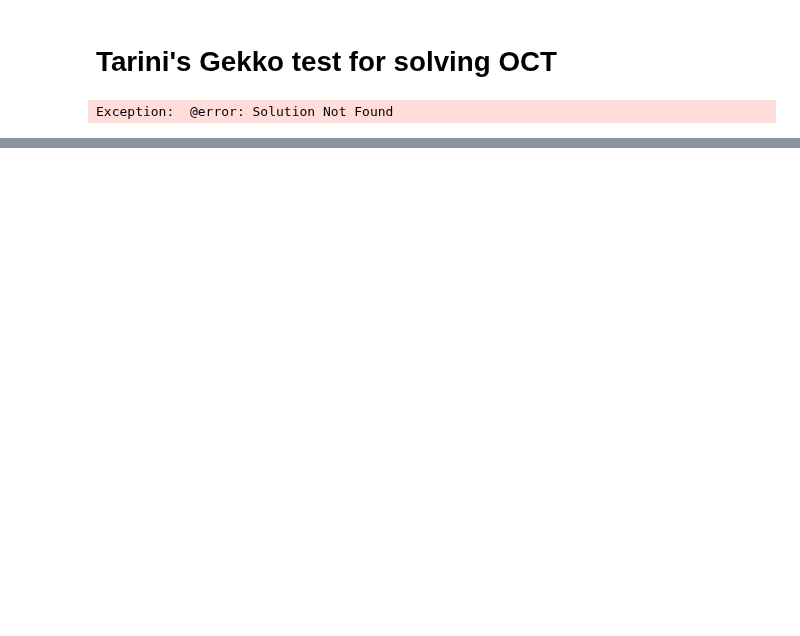
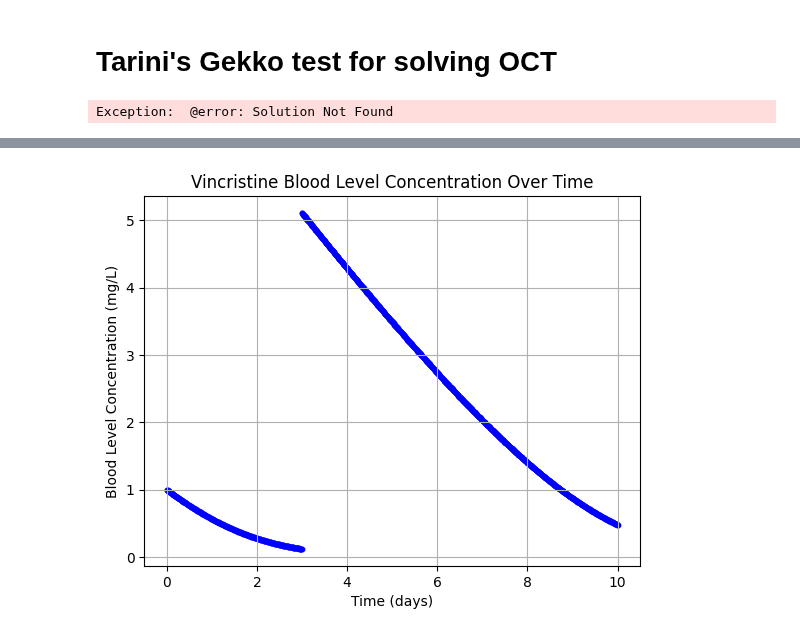
Before and after one commit to Bliz33333/cyp-vincristine, a Jupyter notebook: code/gekko-test.ipynb, the cells around one changed output, grey strips where cells are left out. Drawn from its saved outputs; the diff is of its cells as text; code cells hidden in the pictures; blank space fills up the shorter version.

```diff
--- a/code/gekko-test.ipynb
+++ b/code/gekko-test.ipynb
@@ -92,0 +235,24 @@ for i in range(1, nt):
+# %%
+import matplotlib.pyplot as plt
+
+# Parameters
+BV = 1
+k_m = 1
+V_max = 1
+dose_schedule = np.array([
+    [0, 1],
+    [3, 5]
+])
+t_step = 0.01
+t_max = 10
+
+result = blood_level_conc(BV, k_m, V_max, dose_schedule, t_step, t_max)
+
+plt.scatter(result[:, 0], result[:, 1], s=10, color='blue')
+plt.xlabel('Time (days)')
+plt.ylabel('Blood Level Concentration (mg/L)')
+plt.title('Vincristine Blood Level Concentration Over Time')
+plt.grid(True)
+plt.show()
+# %% [output]
+[figure, added]
```
Also changed, not shown: parts of 3 cells of this notebook, 3 other files.
